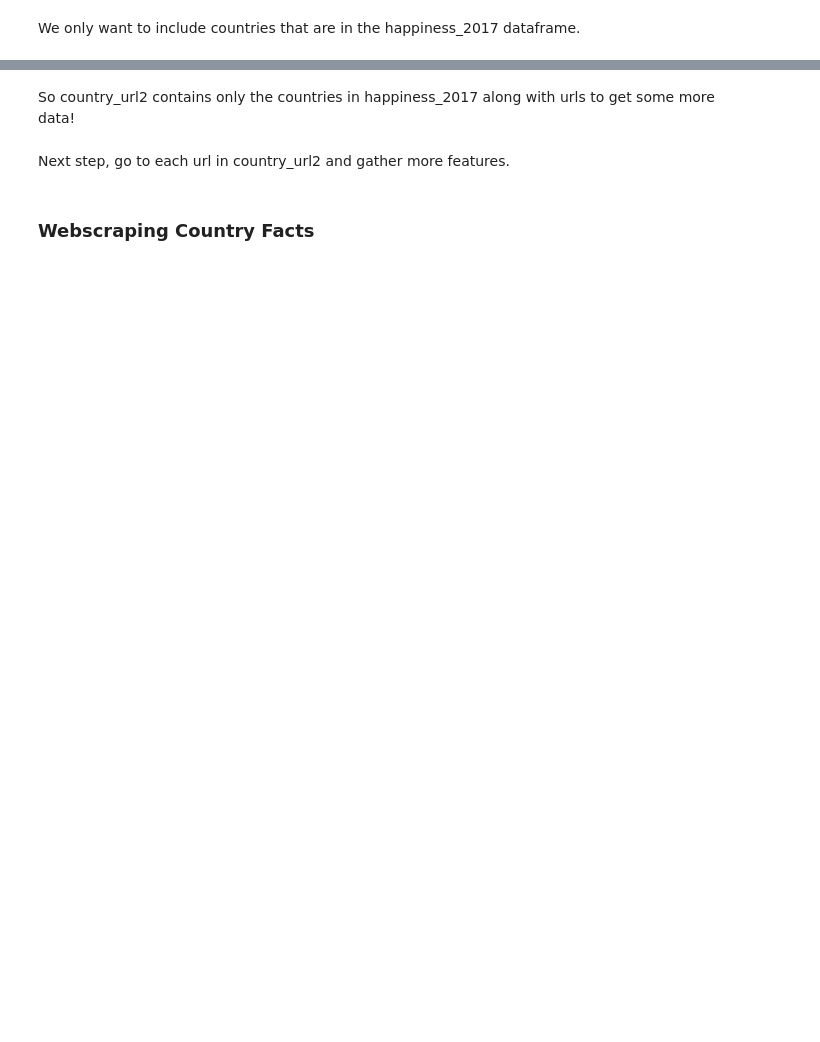
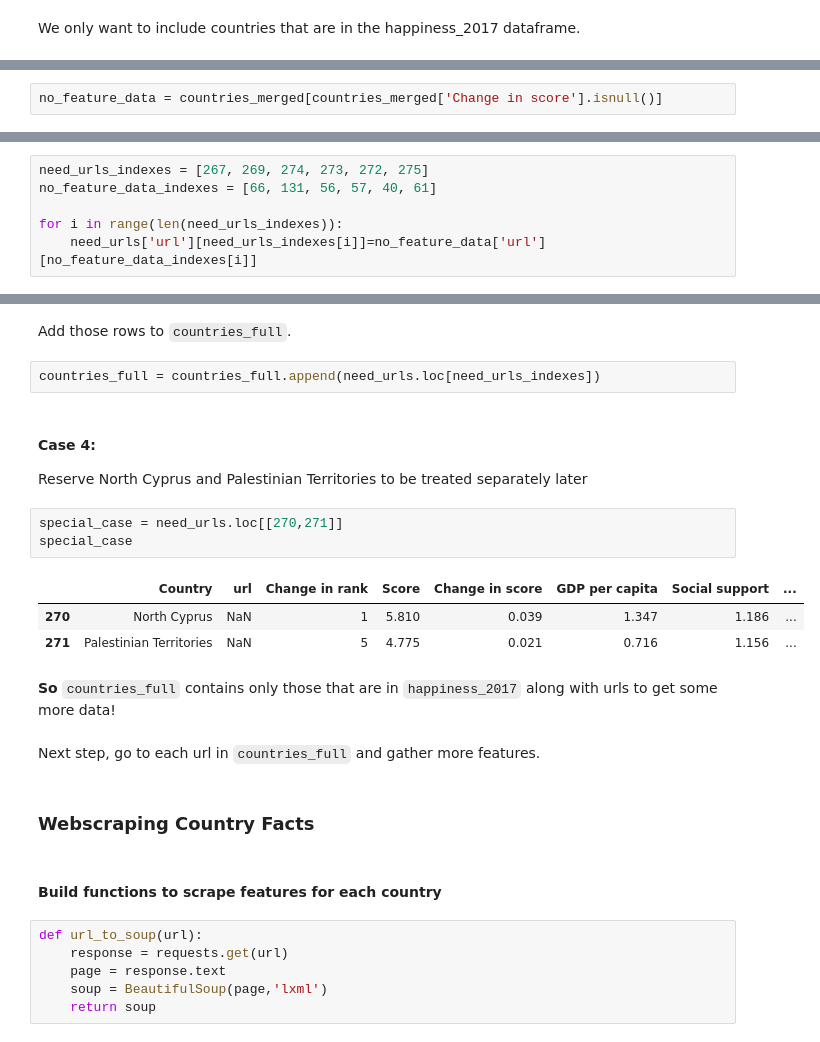
Before and after one commit to emilyageller/Geller_Metis, a Jupyter notebook: Project 2/webscraping_worldhappiness.ipynb, the cells around one changed output, grey strips where cells are left out. Saved outputs shown, nothing was run; the diff lists cells and outputs as text; blank space fills up the shorter version.

```diff
--- a/Project 2/webscraping_worldhappiness.ipynb
+++ b/Project 2/webscraping_worldhappiness.ipynb
@@ -199,0 +207,2 @@ True
+# %%
+no_feature_data = countries_merged[countries_merged['Change in score'].isnull()]
@@ -199,0 +225,6 @@ True
+# %%
+need_urls_indexes = [267, 269, 274, 273, 272, 275]
+no_feature_data_indexes = [66, 131, 56, 57, 40, 61]
+
+for i in range(len(need_urls_indexes)):
+    need_urls['url'][need_urls_indexes[i]]=no_feature_data['url'][no_feature_data_indexes[i]]
@@ -200,6 +240,28 @@ True
+# %% [markdown]
+Add those rows to `countries_full`.
+# %%
+countries_full = countries_full.append(need_urls.loc[need_urls_indexes])
+# %% [markdown]
+#### Case 4:
+Reserve North Cyprus and Palestinian Territories to be treated separately later
+# %%
+special_case = need_urls.loc[[270,271]]
+special_case
+# %% [output]
+|  | Country | url | Change in rank | Score | Change in score | GDP per capita | Social support | ... |
+| 270 | North Cyprus | NaN | 1 | 5.810 | 0.039 | 1.347 | 1.186 | ... |
+| 271 | Palestinian Territories | NaN | 5 | 4.775 | 0.021 | 0.716 | 1.156 | ... |
 # %% [markdown]
-So country_url2 contains only the countries in happiness_2017 along with urls to get some more data!
+**So** `countries_full` contains only those that are in `happiness_2017` along with urls to get some more data!
 # %% [markdown]
-Next step, go to each url in country_url2 and gather more features.
+Next step, go to each url in `countries_full` and gather more features.
 # %% [markdown]
 ### Webscraping Country Facts
+# %% [markdown]
+#### Build functions to scrape features for each country
+# %%
+def url_to_soup(url):
+    response = requests.get(url)
+    page = response.text
+    soup = BeautifulSoup(page,'lxml')
+    return soup
```
Also changed, not shown: parts of 61 cells of this notebook, 14 other files.
